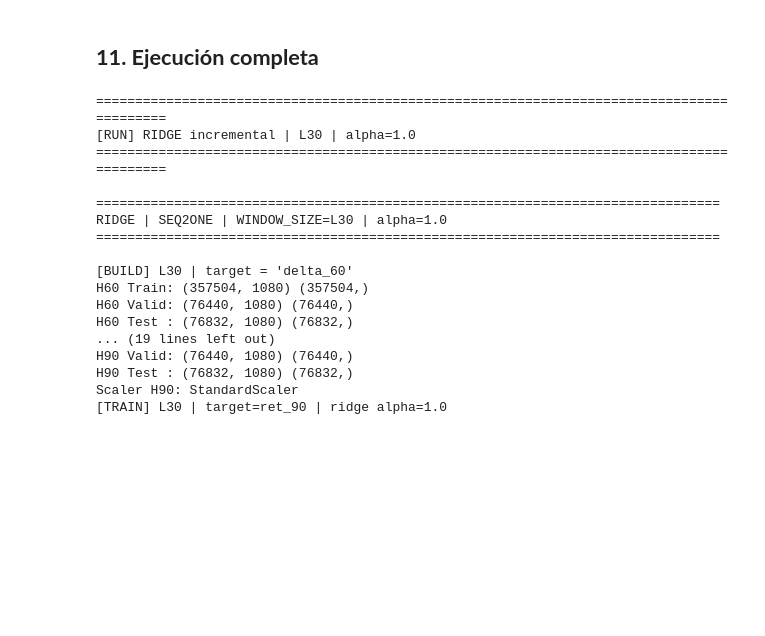
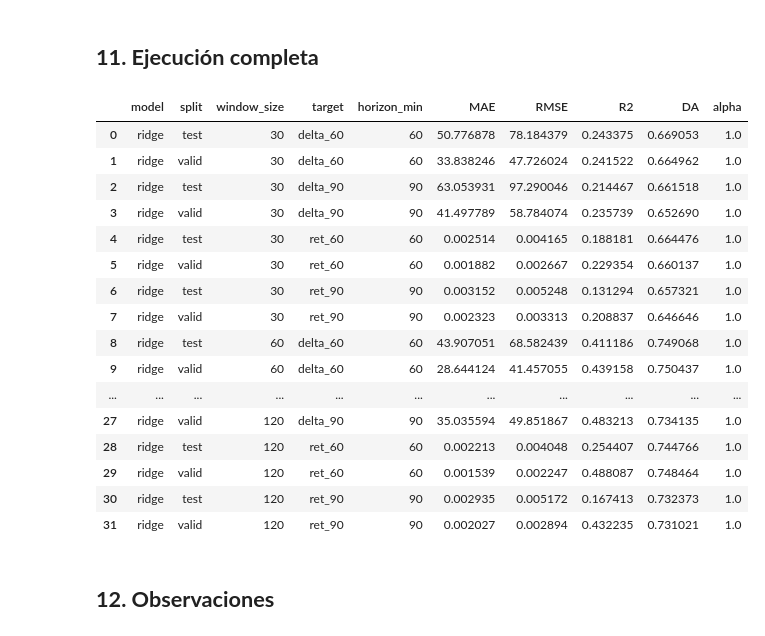
Before and after one commit to GUNAPILLCO/neural_profit, a Jupyter notebook: stage_06_model_training/seq2one/stage_06_02_ridge_seq2one.ipynb, the cells around one changed output. Drawn from its saved outputs; the diff is of its cells as text; code cells hidden in the pictures; blank space fills up the shorter version.

```diff
--- a/stage_06_model_training/seq2one/stage_06_02_ridge_seq2one.ipynb
+++ b/stage_06_model_training/seq2one/stage_06_02_ridge_seq2one.ipynb
@@ -1020,4 +1022,5 @@ def run_ridge_incremental(
 # %%
+RIDGE_ALL_TRAIN = '''
 df_ridge_all_sizes = run_ridge_incremental(
     window_sizes=[30, 60, 90, 120, 180],
     alpha=1.0,
@@ -1026,21 +1029,26 @@ df_ridge_all_sizes = run_ridge_incremental(
 )
 
 df_ridge_all_sizes
+'''
-# %% [output]
-==========================================================================================
-[RUN] RIDGE incremental | L30 | alpha=1.0
-==========================================================================================
-
-================================================================================
-RIDGE | SEQ2ONE | WINDOW_SIZE=L30 | alpha=1.0
-================================================================================
-
-[BUILD] L30 | target = 'delta_60'
-H60 Train: (357504, 1080) (357504,)
-H60 Valid: (76440, 1080) (76440,)
-H60 Test : (76832, 1080) (76832,)
-... (19 lines left out)
-H90 Valid: (76440, 1080) (76440,)
-H90 Test : (76832, 1080) (76832,)
-Scaler H90: StandardScaler
-[TRAIN] L30 | target=ret_90 | ridge alpha=1.0
+# %%
+display(df_ridge_all_sizes)
+# %% [output]
+|  | model | split | window_size | target | horizon_min | MAE | RMSE | R2 | DA | alpha |
+| 0 | ridge | test | 30 | delta_60 | 60 | 50.776878 | 78.184379 | 0.243375 | 0.669053 | 1.0 |
+| 1 | ridge | valid | 30 | delta_60 | 60 | 33.838246 | 47.726024 | 0.241522 | 0.664962 | 1.0 |
+| 2 | ridge | test | 30 | delta_90 | 90 | 63.053931 | 97.290046 | 0.214467 | 0.661518 | 1.0 |
+| 3 | ridge | valid | 30 | delta_90 | 90 | 41.497789 | 58.784074 | 0.235739 | 0.652690 | 1.0 |
+| 4 | ridge | test | 30 | ret_60 | 60 | 0.002514 | 0.004165 | 0.188181 | 0.664476 | 1.0 |
+| 5 | ridge | valid | 30 | ret_60 | 60 | 0.001882 | 0.002667 | 0.229354 | 0.660137 | 1.0 |
+| 6 | ridge | test | 30 | ret_90 | 90 | 0.003152 | 0.005248 | 0.131294 | 0.657321 | 1.0 |
+| 7 | ridge | valid | 30 | ret_90 | 90 | 0.002323 | 0.003313 | 0.208837 | 0.646646 | 1.0 |
+| 8 | ridge | test | 60 | delta_60 | 60 | 43.907051 | 68.582439 | 0.411186 | 0.749068 | 1.0 |
+| 9 | ridge | valid | 60 | delta_60 | 60 | 28.644124 | 41.457055 | 0.439158 | 0.750437 | 1.0 |
+| ... | ... | ... | ... | ... | ... | ... | ... | ... | ... | ... |
+| 27 | ridge | valid | 120 | delta_90 | 90 | 35.035594 | 49.851867 | 0.483213 | 0.734135 | 1.0 |
+| 28 | ridge | test | 120 | ret_60 | 60 | 0.002213 | 0.004048 | 0.254407 | 0.744766 | 1.0 |
+| 29 | ridge | valid | 120 | ret_60 | 60 | 0.001539 | 0.002247 | 0.488087 | 0.748464 | 1.0 |
+| 30 | ridge | test | 120 | ret_90 | 90 | 0.002935 | 0.005172 | 0.167413 | 0.732373 | 1.0 |
+| 31 | ridge | valid | 120 | ret_90 | 90 | 0.002027 | 0.002894 | 0.432235 | 0.731021 | 1.0 |
+# %% [markdown]
+## **12. Observaciones**
```
Also changed, not shown: parts of 2 cells of this notebook.
